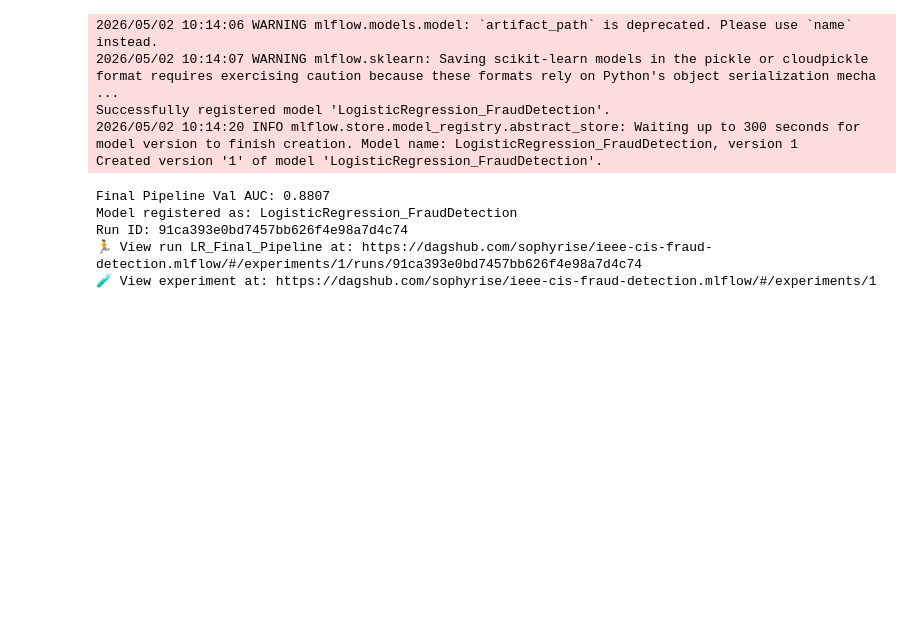
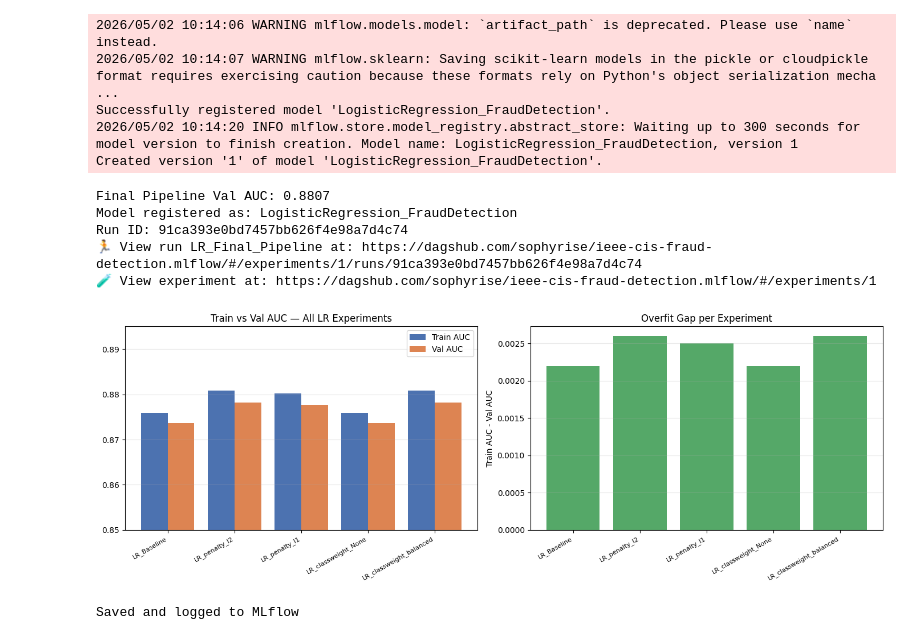
Before and after one commit to sophyrise/ieee-cis-fraud-detection, a Jupyter notebook: logistic-regression.ipynb, the cells around one changed output. Saved outputs shown, nothing was run; the diff lists cells and outputs as text; code cells hidden in the pictures; blank space fills up the shorter version.

```diff
--- a/logistic-regression.ipynb
+++ b/logistic-regression.ipynb
@@ -646,3 +646,45 @@ Model registered as: LogisticRegression_FraudDetection
 Run ID: 91ca393e0bd7457bb626f4e98a7d4c74
 🏃 View run LR_Final_Pipeline at: https://dagshub.com/sophyrise/ieee-cis-fraud-detection.mlflow/#/experiments/1/runs/91ca393e0bd7457bb626f4e98a7d4c74
 🧪 View experiment at: https://dagshub.com/sophyrise/ieee-cis-fraud-detection.mlflow/#/experiments/1
+# %%
+import matplotlib.pyplot as plt
+import pandas as pd
+
+results = {
+    "LR_Baseline":          {"train_auc": 0.8759, "val_auc": 0.8737},
+    "LR_penalty_l2":        {"train_auc": 0.8808, "val_auc": 0.8782},
+    "LR_penalty_l1":        {"train_auc": 0.8802, "val_auc": 0.8777},
+    "LR_classweight_None":  {"train_auc": 0.8759, "val_auc": 0.8737},
+    "LR_classweight_balanced": {"train_auc": 0.8808, "val_auc": 0.8782},
+    "LR_Final_Pipeline":    {"train_auc": None,   "val_auc": 0.8807},
+}
+
+df = pd.DataFrame(results).T.dropna()
+x = range(len(df))
+
+fig, axes = plt.subplots(1, 2, figsize=(14, 5))
+
+axes[0].bar([i - 0.2 for i in x], df["train_auc"], width=0.4, label="Train AUC", color="#4C72B0")
+axes[0].bar([i + 0.2 for i in x], df["val_auc"],   width=0.4, label="Val AUC",   color="#DD8452")
+axes[0].set_xticks(list(x))
+axes[0].set_xticklabels(df.index, rotation=30, ha="right", fontsize=8)
+axes[0].set_ylim(0.85, 0.895)
+axes[0].set_title("Train vs Val AUC — All LR Experiments")
+axes[0].legend()
+axes[0].grid(axis="y", alpha=0.3)
+
+df["gap"] = df["train_auc"] - df["val_auc"]
+axes[1].bar(df.index, df["gap"], color="#55A868")
+axes[1].set_xticklabels(df.index, rotation=30, ha="right", fontsize=8)
+axes[1].set_title("Overfit Gap per Experiment")
+axes[1].set_ylabel("Train AUC - Val AUC")
+axes[1].grid(axis="y", alpha=0.3)
+
+plt.tight_layout()
+plt.savefig("lr_training_summary.png", dpi=150, bbox_inches="tight")
+mlflow.log_artifact("lr_training_summary.png")
+plt.show()
+print("Saved and logged to MLflow")
+# %% [output]
+[figure, added]
+Saved and logged to MLflow
```
